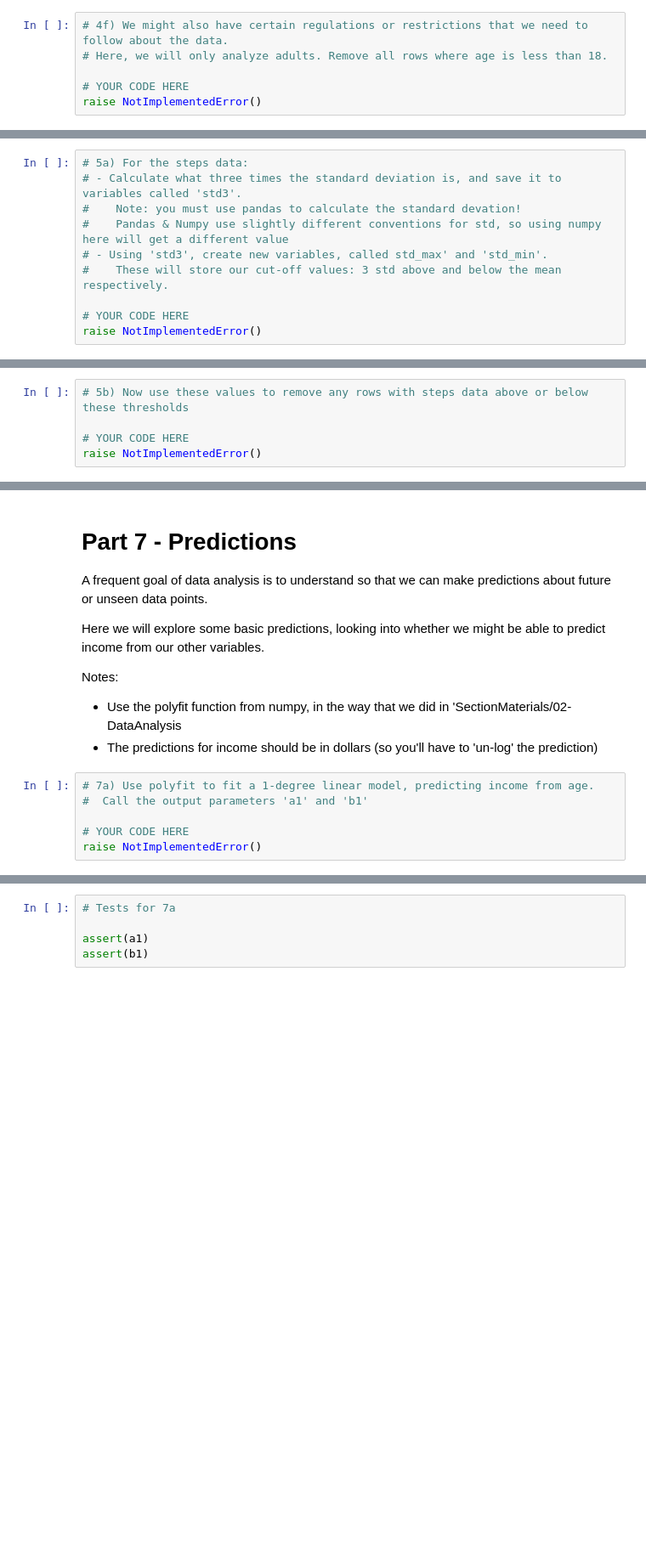
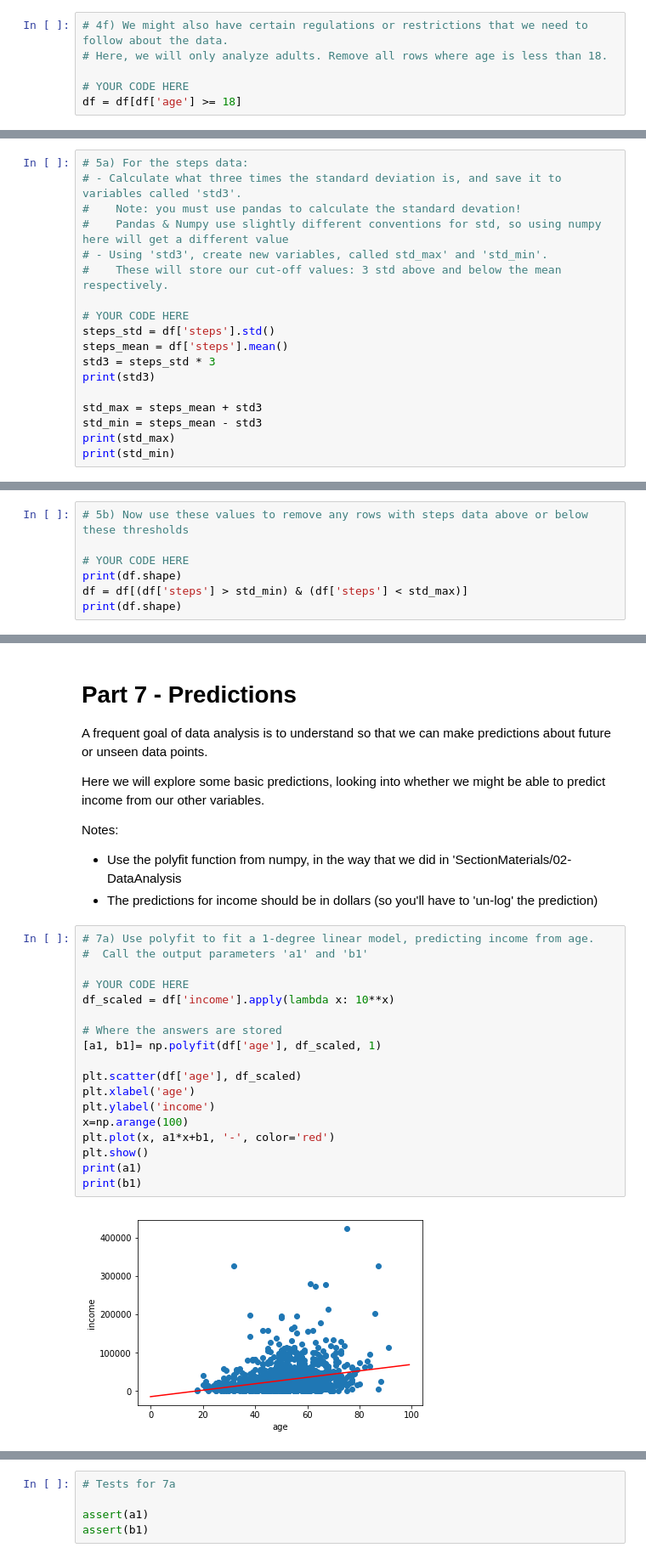
Before and after one commit to graskovi/COGS108_Repo, a Jupyter notebook: A2/A2_R6931.ipynb, the cells around one changed output, grey strips where cells are left out. Shown: that part at 85% size. Drawn from its saved outputs; the diff is of its cells as text; blank space fills up the shorter version.

```diff
--- a/A2/A2_R6931.ipynb
+++ b/A2/A2_R6931.ipynb
@@ -344,7 +334,7 @@ assert f4.gca().has_data()
 # Here, we will only analyze adults. Remove all rows where age is less than 18.
 
 # YOUR CODE HERE
-raise NotImplementedError()
+df = df[df['age'] >= 18]
 # %%
 # Tests for 4f
 
@@ -368,4 +358,12 @@ Note that when you perform this kind of outlier removal can have large impacts.
 #    These will store our cut-off values: 3 std above and below the mean respectively.
 
 # YOUR CODE HERE
-raise NotImplementedError()
+steps_std = df['steps'].std()
+steps_mean = df['steps'].mean()
+std3 = steps_std * 3
+print(std3)
+
+std_max = steps_mean + std3
+std_min = steps_mean - std3
+print(std_max)
+print(std_min)
@@ -379,4 +381,6 @@ assert(std_max)
 # 5b) Now use these values to remove any rows with steps data above or below these thresholds
 
 # YOUR CODE HERE
-raise NotImplementedError()
+print(df.shape)
+df = df[(df['steps'] > std_min) & (df['steps'] < std_max)]
+print(df.shape)
@@ -465,6 +508,20 @@ Notes:
 # %%
 # 7a) Use polyfit to fit a 1-degree linear model, predicting income from age.
 #  Call the output parameters 'a1' and 'b1'
 
 # YOUR CODE HERE
-raise NotImplementedError()
+df_scaled = df['income'].apply(lambda x: 10**x)
+
+# Where the answers are stored
+[a1, b1]= np.polyfit(df['age'], df_scaled, 1)
+
+plt.scatter(df['age'], df_scaled)
+plt.xlabel('age')
+plt.ylabel('income')
+x=np.arange(100)
+plt.plot(x, a1*x+b1, '-', color='red')
+plt.show()
+print(a1)
+print(b1)
+# %% [output]
+[figure, added]
```
Also changed, not shown: parts of 34 cells of this notebook.
